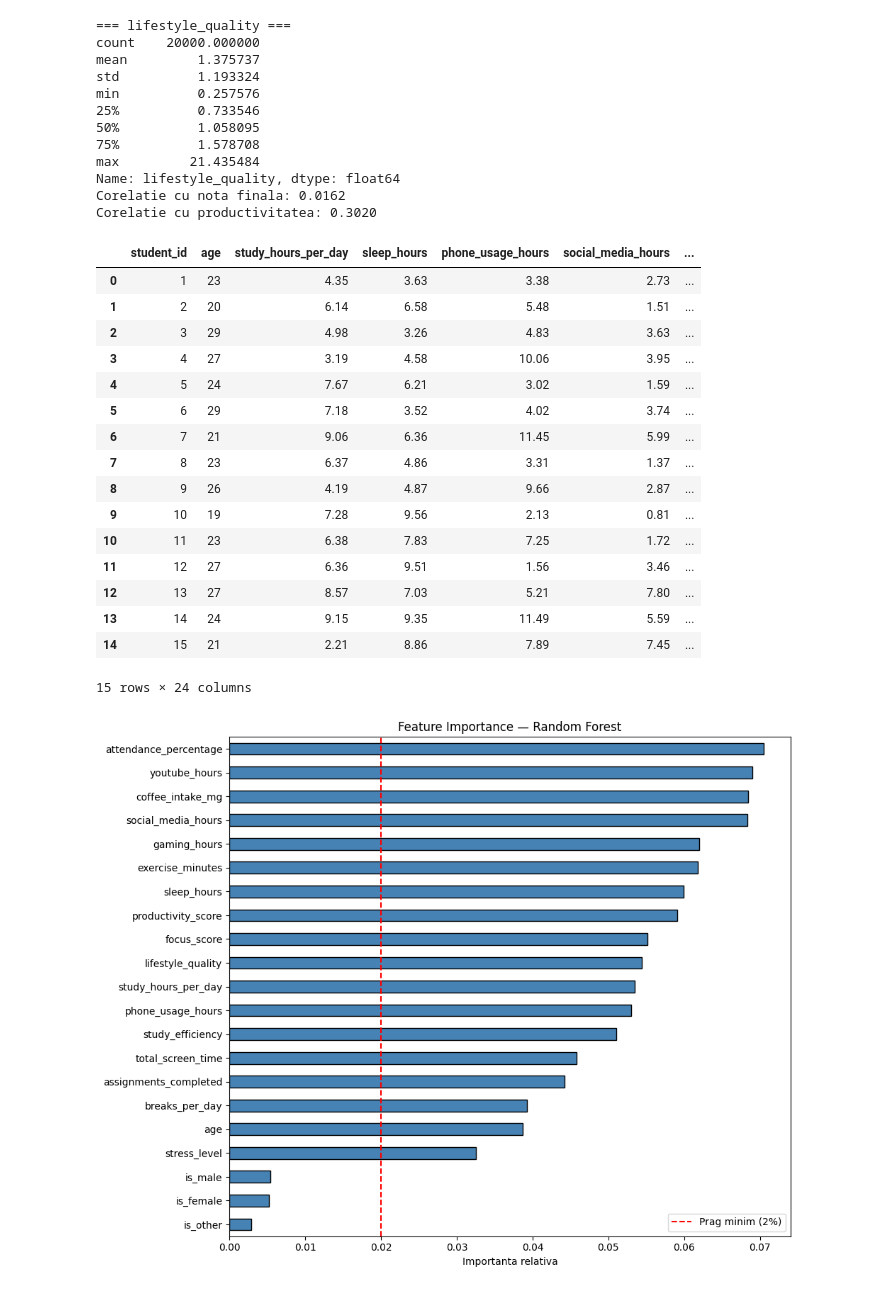
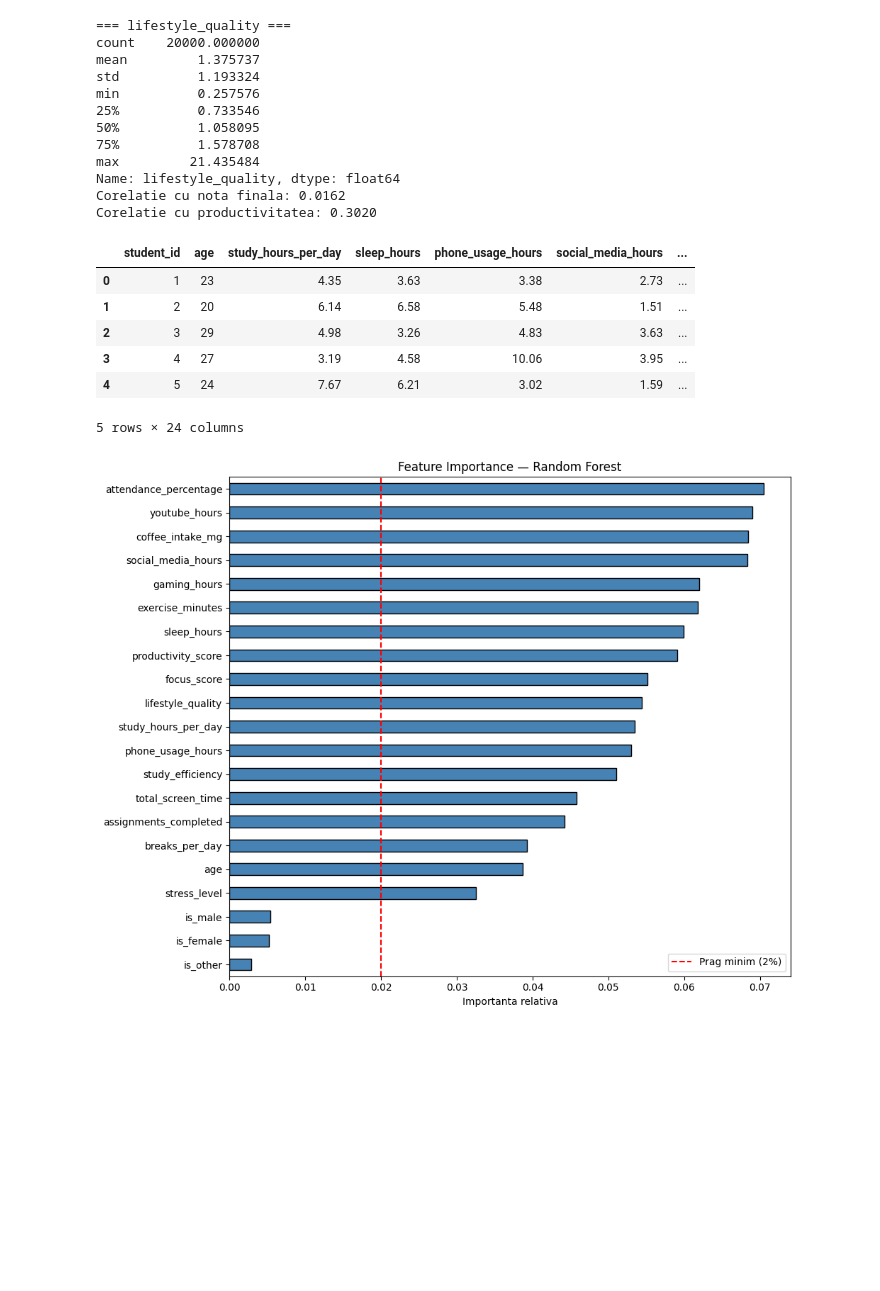
Before and after one commit to tbno9/Sisteme_Inteligente_proiect, a Jupyter notebook: ml_prezicere.ipynb, the cells around one changed output. Saved outputs shown, nothing was run; the diff lists cells and outputs as text; code cells hidden in the pictures; blank space fills up the shorter version.

```diff
--- a/ml_prezicere.ipynb
+++ b/ml_prezicere.ipynb
@@ -292,25 +292,15 @@ Name: lifestyle_quality, dtype: float64
 Corelatie cu nota finala: 0.0162
 Corelatie cu productivitatea: 0.3020
 # %%
-df.head(15)
+df.head(5)
 # %% [output]
 |  | student_id | age | study_hours_per_day | sleep_hours | phone_usage_hours | social_media_hours | ... |
 | 0 | 1 | 23 | 4.35 | 3.63 | 3.38 | 2.73 | ... |
 | 1 | 2 | 20 | 6.14 | 6.58 | 5.48 | 1.51 | ... |
 | 2 | 3 | 29 | 4.98 | 3.26 | 4.83 | 3.63 | ... |
 | 3 | 4 | 27 | 3.19 | 4.58 | 10.06 | 3.95 | ... |
 | 4 | 5 | 24 | 7.67 | 6.21 | 3.02 | 1.59 | ... |
-| 5 | 6 | 29 | 7.18 | 3.52 | 4.02 | 3.74 | ... |
-| 6 | 7 | 21 | 9.06 | 6.36 | 11.45 | 5.99 | ... |
-| 7 | 8 | 23 | 6.37 | 4.86 | 3.31 | 1.37 | ... |
-| 8 | 9 | 26 | 4.19 | 4.87 | 9.66 | 2.87 | ... |
-| 9 | 10 | 19 | 7.28 | 9.56 | 2.13 | 0.81 | ... |
-| 10 | 11 | 23 | 6.38 | 7.83 | 7.25 | 1.72 | ... |
-| 11 | 12 | 27 | 6.36 | 9.51 | 1.56 | 3.46 | ... |
-| 12 | 13 | 27 | 8.57 | 7.03 | 5.21 | 7.80 | ... |
-| 13 | 14 | 24 | 9.15 | 9.35 | 11.49 | 5.59 | ... |
-| 14 | 15 | 21 | 2.21 | 8.86 | 7.89 | 7.45 | ... |
-15 rows × 24 columns
+5 rows × 24 columns
 # %%
 from sklearn.ensemble import RandomForestRegressor
 
```
Also changed, not shown: parts of 8 cells of this notebook.
